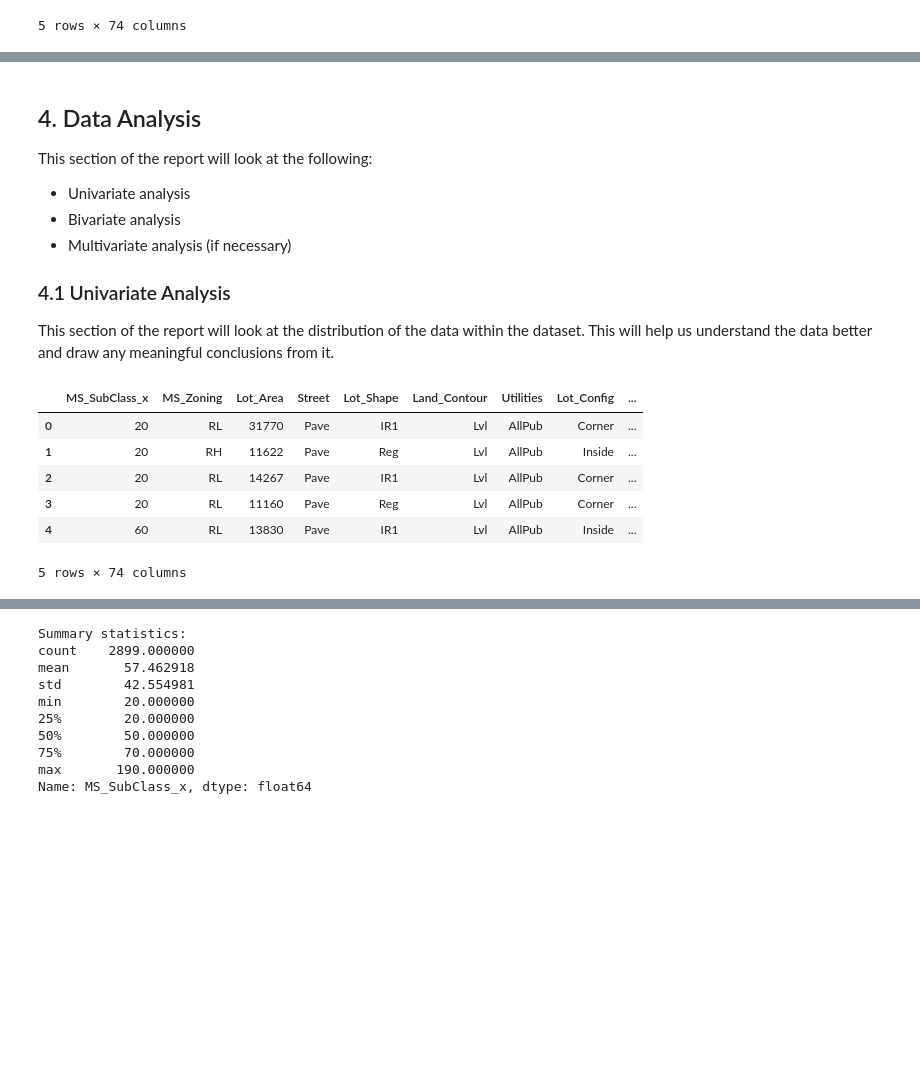
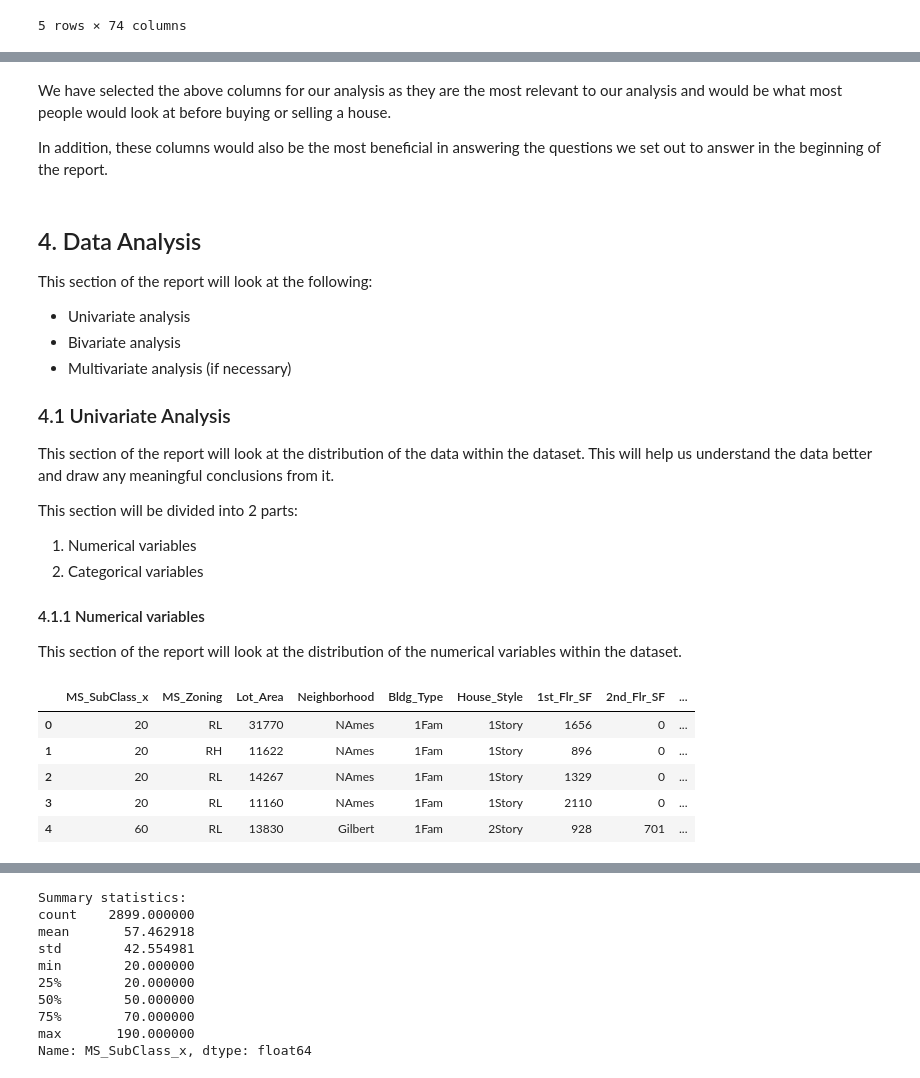
Before and after one commit to rongachoka/House_Prices_Dataset_-coursework-, a Jupyter notebook: index.ipynb, the cells around one changed output, grey strips where cells are left out. Saved outputs shown, nothing was run; the diff lists cells and outputs as text; code cells hidden in the pictures; blank space fills up the shorter version.

```diff
--- a/index.ipynb
+++ b/index.ipynb
@@ -572,8 +607,7 @@ Kumar (2023) gives us a guide on which method to use for imputing missing values
 - **Mode Imputation** is used for categorical data
 # %%
 # Median Imputation
-median_cols = ["Mas_Vnr_Area", "Garage_Yr_Blt", "Electrical",
-               "Bsmt_Full_Bath", "Bsmt_Half_Bath", "Garage_Cars"]
+median_cols = ["Garage_Yr_Blt", "Bsmt_Full_Bath", "Bsmt_Half_Bath", "Garage_Cars"]
 
 for col in median_cols:
     df[col].fillna(df[col].median(), inplace=True)
@@ -591,7 +627,8 @@ We chose to use median imputation for these columns as for the "Garage_Yr_Blt" c
 That was the same reasoning used for the selection of the other columns as they were discrete and we would expect similar discrete values to be present in the dataset after imputation.
 # %%
 # Mean Imputation
-mean_cols = ["BsmtFin_SF_1", "BsmtFin_SF_2", "Bsmt_Unf_SF", "Total_Bsmt_SF", "Garage_Area"]
+mean_cols = ["Mas_Vnr_Area","BsmtFin_SF_1", "BsmtFin_SF_2", "Bsmt_Unf_SF",
+             "Total_Bsmt_SF", "Garage_Area"]
 
 for col in mean_cols:
     df[col].fillna(df[col].mean(), inplace=True)
@@ -683,0 +727,11 @@ We dropped the columns above as they were either duplicates or not needed for ou
+# %%
+# Creating a dictionary to map the month number to the month name
+
+month_dict = {1:"January", 2:"February", 3:"March", 4:"April", 5:"May", 6:"June",
+              7:"July", 8:"August", 9:"September", 10:"October", 11:"November", 12:"December"}
+
+# Updating the values in the column
+df["Mo_Sold"] = df["Mo_Sold"].map(month_dict)
+
+# Checking the updated column
+df["Mo_Sold"].head()
@@ -683,0 +749,12 @@ We dropped the columns above as they were either duplicates or not needed for ou
+# %%
+# Columns to keep
+
+columns_to_keep = ["MS_SubClass_x", "MS_Zoning", "Lot_Area", "Neighborhood", "Bldg_Type", "House_Style",
+                   "1st_Flr_SF", "2nd_Flr_SF", "Gr_Liv_Area", "Full_Bath","Half_Bath","Year_Built", "Mo_Sold", "Yr_Sold",
+                   "House_Sale_Age", "SalePrice"]
+
+# Creating a new df with the columns we need
+new_df = df[columns_to_keep]
+
+# Overview
+new_df.head()
@@ -684,3 +768,7 @@ We dropped the columns above as they were either duplicates or not needed for ou
+# %% [markdown]
+We have selected the above columns for our analysis as they are the most relevant to our analysis and would be what most people would look at before buying or selling a house.
+
+In addition, these columns would also be the most beneficial in answering the questions we set out to answer in the beginning of the report.
 # %% [markdown]
 ## 4. Data Analysis
 
@@ -692,14 +780,21 @@ This section of the report will look at the following:
 ### 4.1 Univariate Analysis
 
 This section of the report will look at the distribution of the data within the dataset. This will help us understand the data better and draw any meaningful conclusions from it.
+
+This section will be divided into 2 parts:
+1. Numerical variables
+2. Categorical variables
+
+#### 4.1.1 Numerical variables
+
+This section of the report will look at the distribution of the numerical variables within the dataset.
 # %%
 # Overview of the dataset
-df.head()
+new_df.head()
 # %% [output]
-|  | MS_SubClass_x | MS_Zoning | Lot_Area | Street | Lot_Shape | Land_Contour | Utilities | Lot_Config | ... |
-| 0 | 20 | RL | 31770 | Pave | IR1 | Lvl | AllPub | Corner | ... |
-| 1 | 20 | RH | 11622 | Pave | Reg | Lvl | AllPub | Inside | ... |
-| 2 | 20 | RL | 14267 | Pave | IR1 | Lvl | AllPub | Corner | ... |
-| 3 | 20 | RL | 11160 | Pave | Reg | Lvl | AllPub | Corner | ... |
-| 4 | 60 | RL | 13830 | Pave | IR1 | Lvl | AllPub | Inside | ... |
+|  | MS_SubClass_x | MS_Zoning | Lot_Area | Neighborhood | Bldg_Type | House_Style | 1st_Flr_SF | 2nd_Flr_SF | ... |
+| 0 | 20 | RL | 31770 | NAmes | 1Fam | 1Story | 1656 | 0 | ... |
+| 1 | 20 | RH | 11622 | NAmes | 1Fam | 1Story | 896 | 0 | ... |
+| 2 | 20 | RL | 14267 | NAmes | 1Fam | 1Story | 1329 | 0 | ... |
+| 3 | 20 | RL | 11160 | NAmes | 1Fam | 1Story | 2110 | 0 | ... |
+| 4 | 60 | RL | 13830 | Gilbert | 1Fam | 2Story | 928 | 701 | ... |
-5 rows × 74 columns
```
Also changed, not shown: parts of 64 cells of this notebook.
